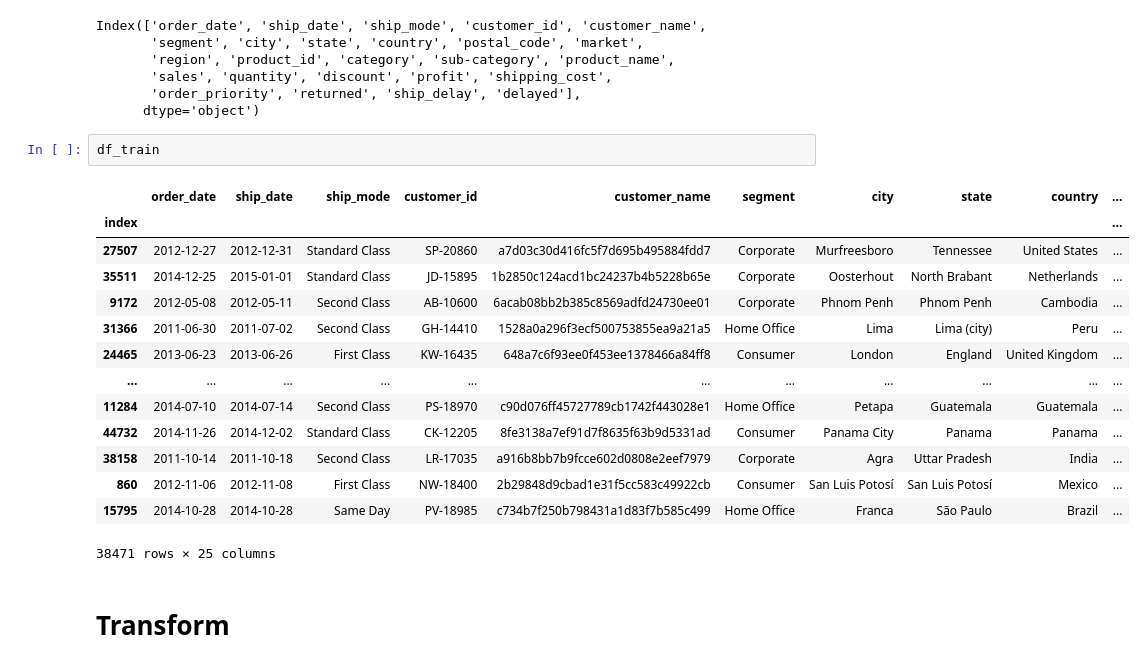
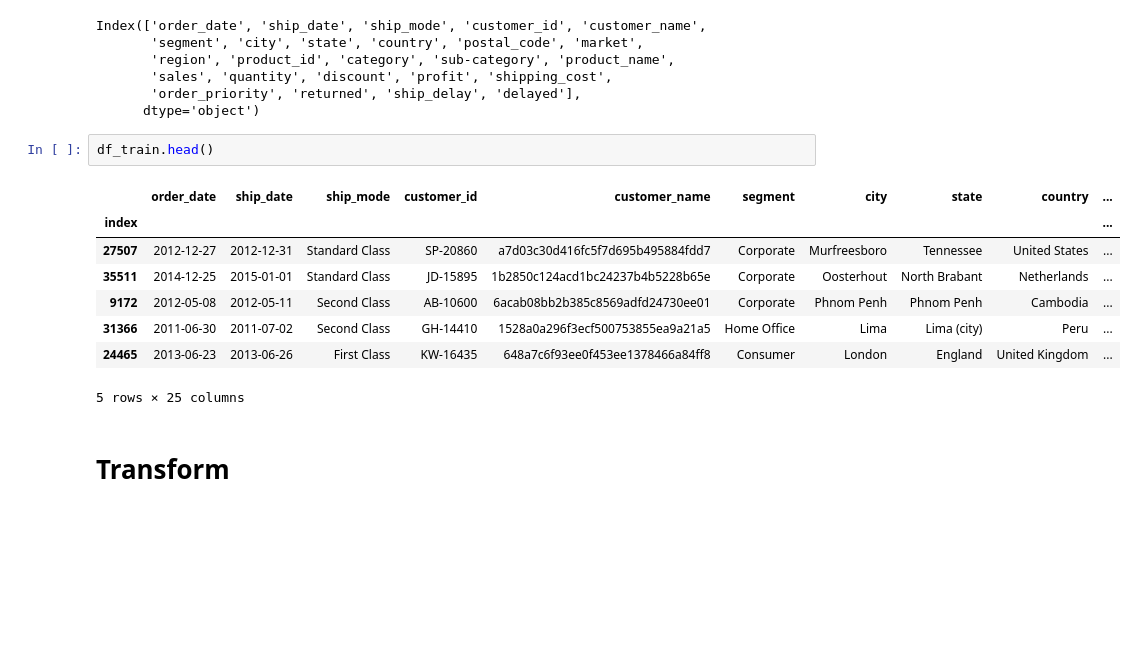
Before and after one commit to marc-ah/ml_superstore, a Jupyter notebook: scripts/03_feature_eng.ipynb, the cells around one changed output. Drawn from its saved outputs; the diff is of its cells as text; blank space fills up the shorter version.

```diff
--- a/scripts/03_feature_eng.ipynb
+++ b/scripts/03_feature_eng.ipynb
@@ -65,22 +65,16 @@ Index(['order_date', 'ship_date', 'ship_mode', 'customer_id', 'customer_name',
        'order_priority', 'returned', 'ship_delay', 'delayed'],
       dtype='object')
 # %%
-df_train
+df_train.head()
 # %% [output]
 |  | order_date | ship_date | ship_mode | customer_id | customer_name | segment | city | state | country | ... |
 | index |  |  |  |  |  |  |  |  |  | ... |
 | 27507 | 2012-12-27 | 2012-12-31 | Standard Class | SP-20860 | a7d03c30d416fc5f7d695b495884fdd7 | Corporate | Murfreesboro | Tennessee | United States | ... |
 | 35511 | 2014-12-25 | 2015-01-01 | Standard Class | JD-15895 | 1b2850c124acd1bc24237b4b5228b65e | Corporate | Oosterhout | North Brabant | Netherlands | ... |
 | 9172 | 2012-05-08 | 2012-05-11 | Second Class | AB-10600 | 6acab08bb2b385c8569adfd24730ee01 | Corporate | Phnom Penh | Phnom Penh | Cambodia | ... |
 | 31366 | 2011-06-30 | 2011-07-02 | Second Class | GH-14410 | 1528a0a296f3ecf500753855ea9a21a5 | Home Office | Lima | Lima (city) | Peru | ... |
 | 24465 | 2013-06-23 | 2013-06-26 | First Class | KW-16435 | 648a7c6f93ee0f453ee1378466a84ff8 | Consumer | London | England | United Kingdom | ... |
-| ... | ... | ... | ... | ... | ... | ... | ... | ... | ... | ... |
-| 11284 | 2014-07-10 | 2014-07-14 | Second Class | PS-18970 | c90d076ff45727789cb1742f443028e1 | Home Office | Petapa | Guatemala | Guatemala | ... |
-| 44732 | 2014-11-26 | 2014-12-02 | Standard Class | CK-12205 | 8fe3138a7ef91d7f8635f63b9d5331ad | Consumer | Panama City | Panama | Panama | ... |
-| 38158 | 2011-10-14 | 2011-10-18 | Second Class | LR-17035 | a916b8bb7b9fcce602d0808e2eef7979 | Corporate | Agra | Uttar Pradesh | India | ... |
-| 860 | 2012-11-06 | 2012-11-08 | First Class | NW-18400 | 2b29848d9cbad1e31f5cc583c49922cb | Consumer | San Luis Potosí | San Luis Potosí | Mexico | ... |
-| 15795 | 2014-10-28 | 2014-10-28 | Same Day | PV-18985 | c734b7f250b798431a1d83f7b585c499 | Home Office | Franca | São Paulo | Brazil | ... |
-38471 rows × 25 columns
+5 rows × 25 columns
 # %% [markdown]
 # Transform
 # %% [markdown]
```
Also changed, not shown: parts of 23 cells of this notebook, 3 other files.
